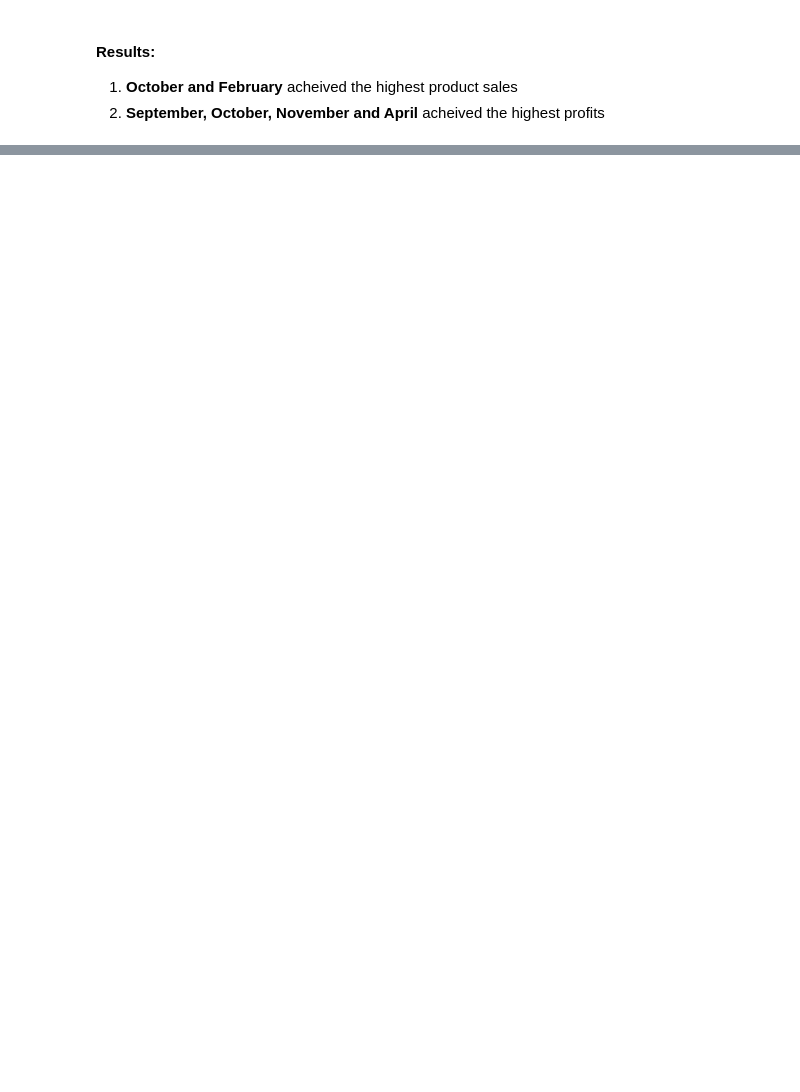
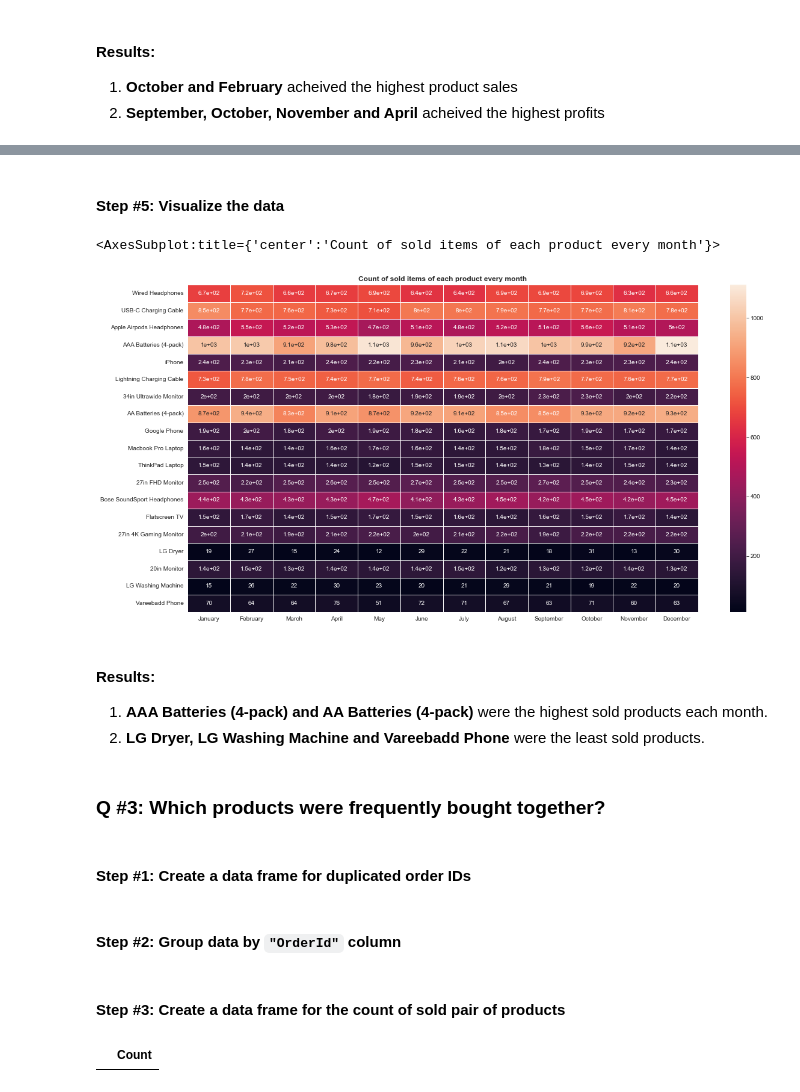
Before and after one commit to Yousef-Medhat56/py-sales-analysis, a Jupyter notebook: sales-analysis.ipynb, the cells around one changed output, grey strips where cells are left out. Saved outputs shown, nothing was run; the diff lists cells and outputs as text; code cells hidden in the pictures; blank space fills up the shorter version.

````diff
--- a/sales-analysis.ipynb
+++ b/sales-analysis.ipynb
@@ -336,0 +271,3 @@ sns.heatmap(data=month_product_df.transpose(),ax=ax,linewidths=1,annot=True)
+# %%
+month_product_group = df.loc["2019"].groupby(["Month","Product"],sort=False)
+month_product_group.first().head()
@@ -336,0 +324,17 @@ sns.heatmap(data=month_product_df.transpose(),ax=ax,linewidths=1,annot=True)
+# %% [markdown]
+#### Step #5: Visualize the data
+# %%
+fig,ax = plt.subplots(figsize=(19,10))
+ax.set_title("Count of sold items of each product every month",fontweight="bold")
+sns.heatmap(data=month_product_df.transpose(),ax=ax,linewidths=1,annot=True)
+# %% [output]
+<AxesSubplot:title={'center':'Count of sold items of each product every month'}>
+[figure, added]
+# %% [markdown]
+#### Results:
+1. **AAA Batteries (4-pack) and AA Batteries (4-pack)** were the highest sold products each month.
+2. **LG Dryer, LG Washing Machine and Vareebadd Phone** were the least sold products.
+# %% [markdown]
+### Q #3: Which products were frequently bought together?
+# %% [markdown]
+#### Step #1: Create a data frame for duplicated order IDs
@@ -336,0 +347,2 @@ sns.heatmap(data=month_product_df.transpose(),ax=ax,linewidths=1,annot=True)
+# %% [markdown]
+#### Step #2: Group data by ```"OrderId"``` column
@@ -336,0 +351,7 @@ sns.heatmap(data=month_product_df.transpose(),ax=ax,linewidths=1,annot=True)
+# %% [markdown]
+#### Step #3: Create a data frame for the count of sold pair of products
+# %%
+products_pairs_count_df= pd.DataFrame(columns=["Count"],dtype="int")
+products_pairs_count_df
+# %% [output]
+|  | Count |
````
Also changed, not shown: parts of 49 cells of this notebook.
